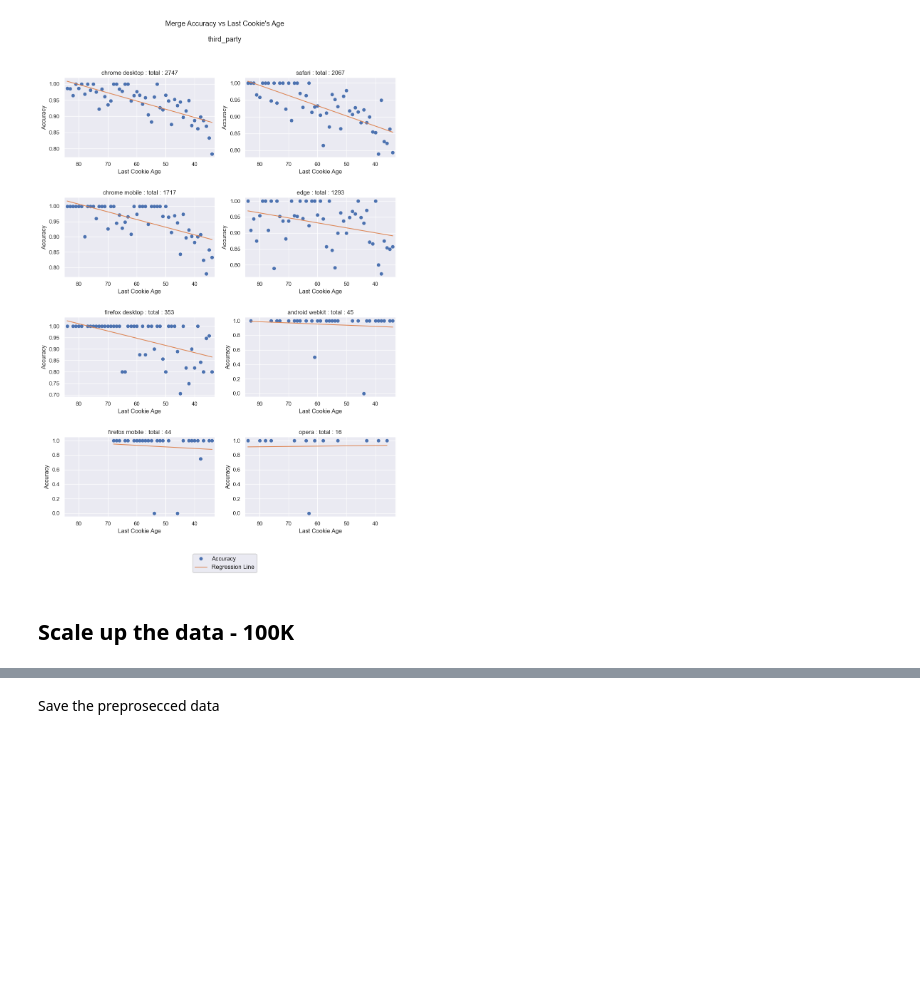
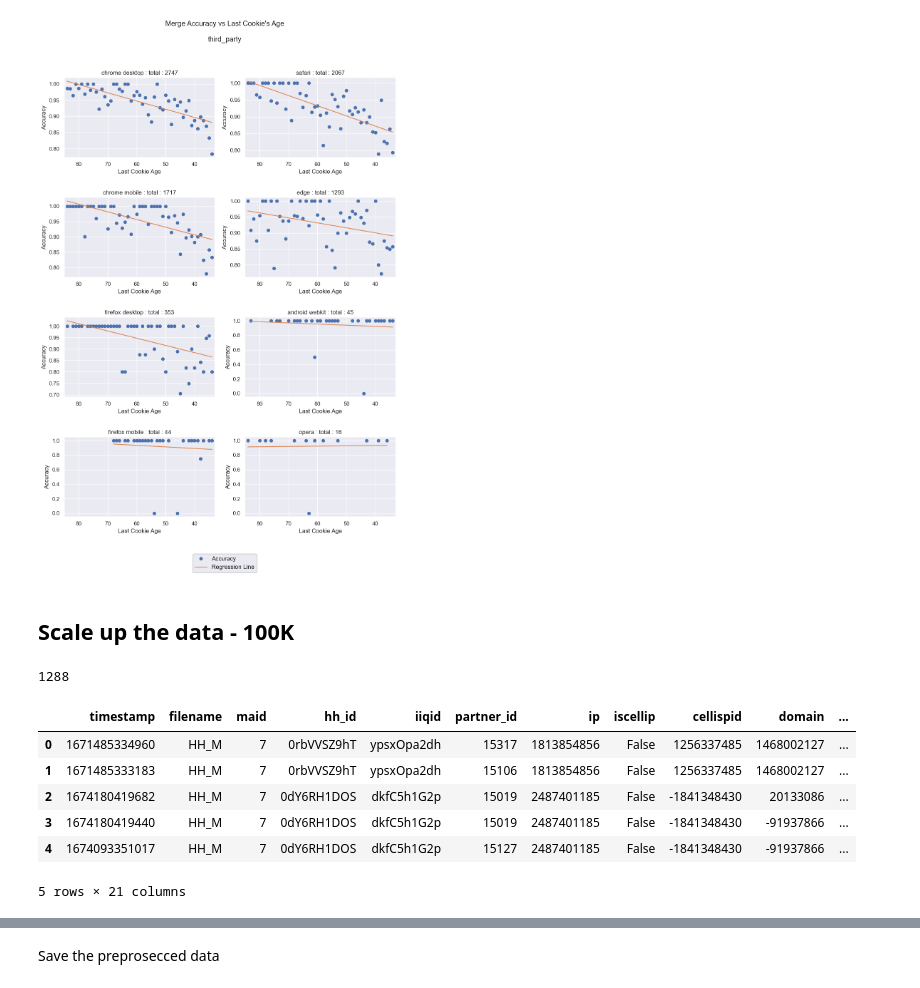
Before and after one commit to menisadi/merged, a Jupyter notebook: Notebooks/Test my perfect cookies.ipynb, the cells around one changed output, grey strips where cells are left out. Saved outputs shown, nothing was run; the diff lists cells and outputs as text; code cells hidden in the pictures; blank space fills up the shorter version.

```diff
--- a/Notebooks/Test my perfect cookies.ipynb
+++ b/Notebooks/Test my perfect cookies.ipynb
@@ -312,2 +318,6 @@ for i, b in enumerate(top_browsers):
+# %%
+gc.collect()
+# %% [output]
+1288
 # %%
-data = pd.read_csv('../Data/100KHH.csv')
+data = pd.read_csv('../Data/100KHH7.csv')
@@ -319,5 +324,13 @@ unnecessary_columns = [c for c in data.columns if c not in needed_columns]
-# %%
-data.drop(unnecessary_columns, axis=1, inplace=True)
+# %%
+data.head()
+# %% [output]
+|  | timestamp | filename | maid | hh_id | iiqid | partner_id | ip | iscellip | cellispid | domain | ... |
+| 0 | 1671485334960 | HH_M | 7 | 0rbVVSZ9hT | ypsxOpa2dh | 15317 | 1813854856 | False | 1256337485 | 1468002127 | ... |
+| 1 | 1671485333183 | HH_M | 7 | 0rbVVSZ9hT | ypsxOpa2dh | 15106 | 1813854856 | False | 1256337485 | 1468002127 | ... |
+| 2 | 1674180419682 | HH_M | 7 | 0dY6RH1DOS | dkfC5h1G2p | 15019 | 2487401185 | False | -1841348430 | 20133086 | ... |
+| 3 | 1674180419440 | HH_M | 7 | 0dY6RH1DOS | dkfC5h1G2p | 15019 | 2487401185 | False | -1841348430 | -91937866 | ... |
+| 4 | 1674093351017 | HH_M | 7 | 0dY6RH1DOS | dkfC5h1G2p | 15127 | 2487401185 | False | -1841348430 | -91937866 | ... |
+5 rows × 21 columns
 # %%
 data.info()
 # %% [output]
```
Also changed, not shown: parts of 75 cells of this notebook, 5 other files.
